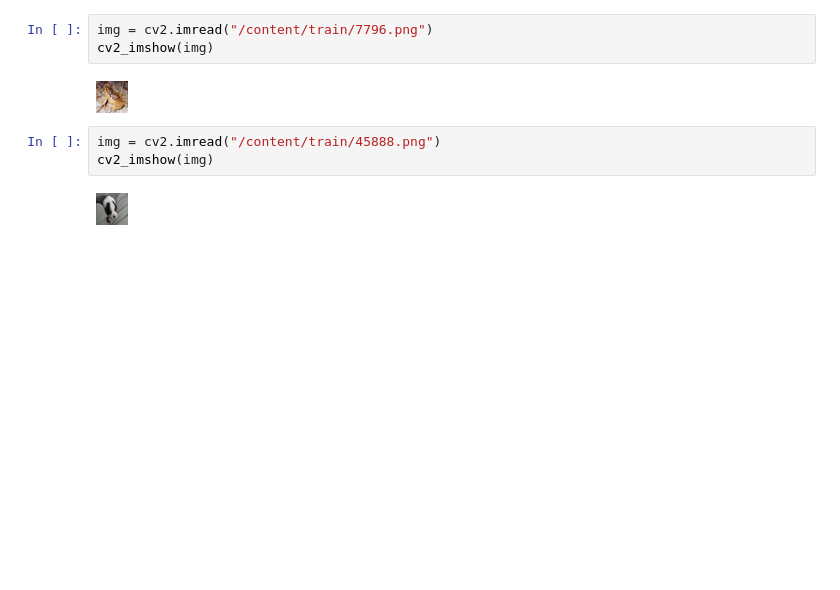
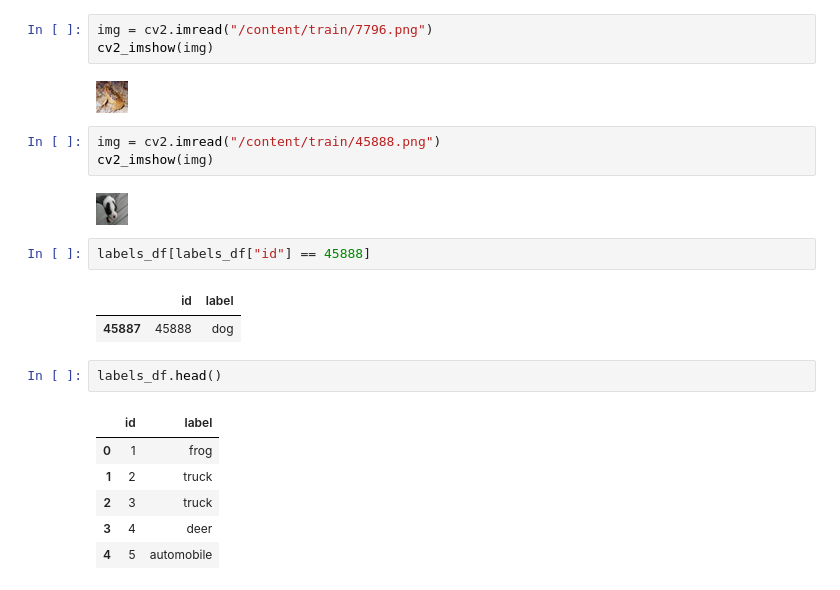
Before and after one commit to kamijoseph/Deep-Learning, a Jupyter notebook: Cifar_10_Recognition.ipynb, the cells around one changed output. Cells and saved outputs as stored; diff of their text form; blank space fills up the shorter version.

```diff
--- a/Cifar_10_Recognition.ipynb
+++ b/Cifar_10_Recognition.ipynb
@@ -180,3 +180,17 @@ img = cv2.imread("/content/train/45888.png")
 cv2_imshow(img)
 # %% [output]
 [figure]
+# %%
+labels_df[labels_df["id"] == 45888]
+# %% [output]
+|  | id | label |
+| 45887 | 45888 | dog |
+# %%
+labels_df.head()
+# %% [output]
+|  | id | label |
+| 0 | 1 | frog |
+| 1 | 2 | truck |
+| 2 | 3 | truck |
+| 3 | 4 | deer |
+| 4 | 5 | automobile |
```
Also changed, not shown: parts of 11 cells of this notebook.
